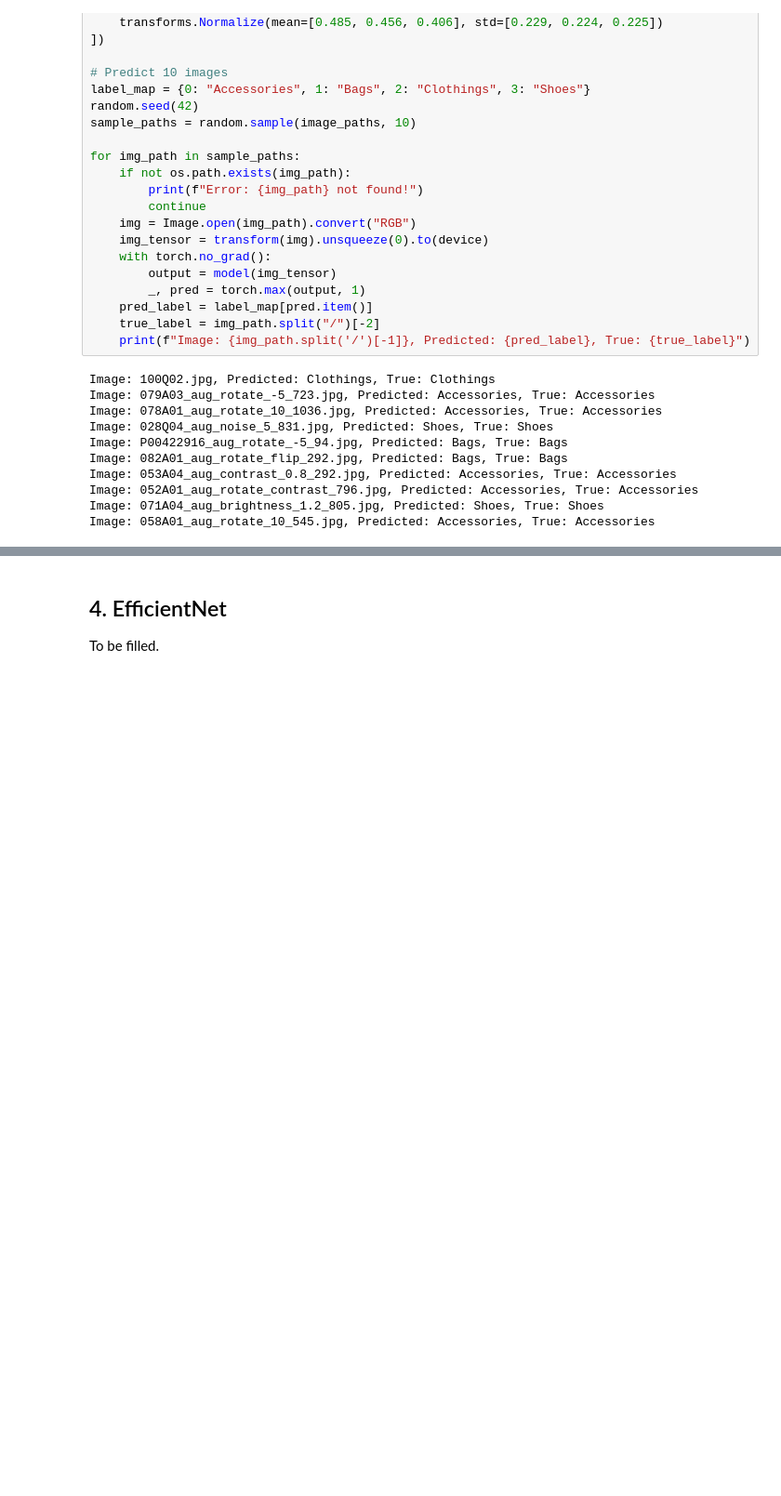
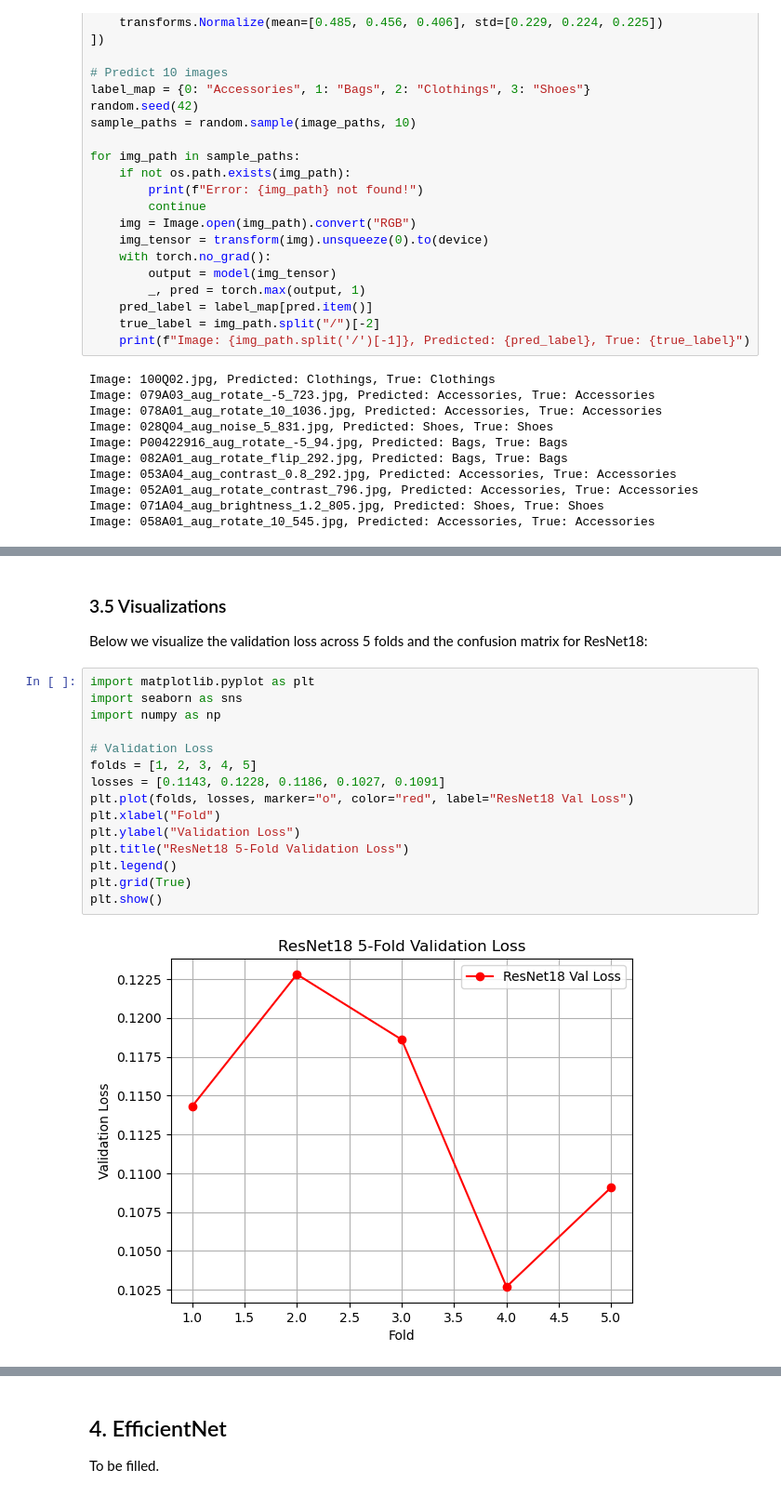
Before and after one commit to Aaron-YuchengZhu/fashion-classifier, a Jupyter notebook: notebooks/fashion_classifier.ipynb, the cells around one changed output, grey strips where cells are left out. Shown at 93% size. Cells and saved outputs as stored; diff of their text form; blank space fills up the shorter version.

```diff
--- a/notebooks/fashion_classifier.ipynb
+++ b/notebooks/fashion_classifier.ipynb
@@ -243,0 +359,20 @@ To be filled.
+# %% [markdown]
+### 3.5 Visualizations
+Below we visualize the validation loss across 5 folds and the confusion matrix for ResNet18:
+# %%
+import matplotlib.pyplot as plt
+import seaborn as sns
+import numpy as np
+
+# Validation Loss
+folds = [1, 2, 3, 4, 5]
+losses = [0.1143, 0.1228, 0.1186, 0.1027, 0.1091]
+plt.plot(folds, losses, marker="o", color="red", label="ResNet18 Val Loss")
+plt.xlabel("Fold")
+plt.ylabel("Validation Loss")
+plt.title("ResNet18 5-Fold Validation Loss")
+plt.legend()
+plt.grid(True)
+plt.show()
+# %% [output]
+[figure, added]
```
Also changed, not shown: parts of 23 cells of this notebook.
